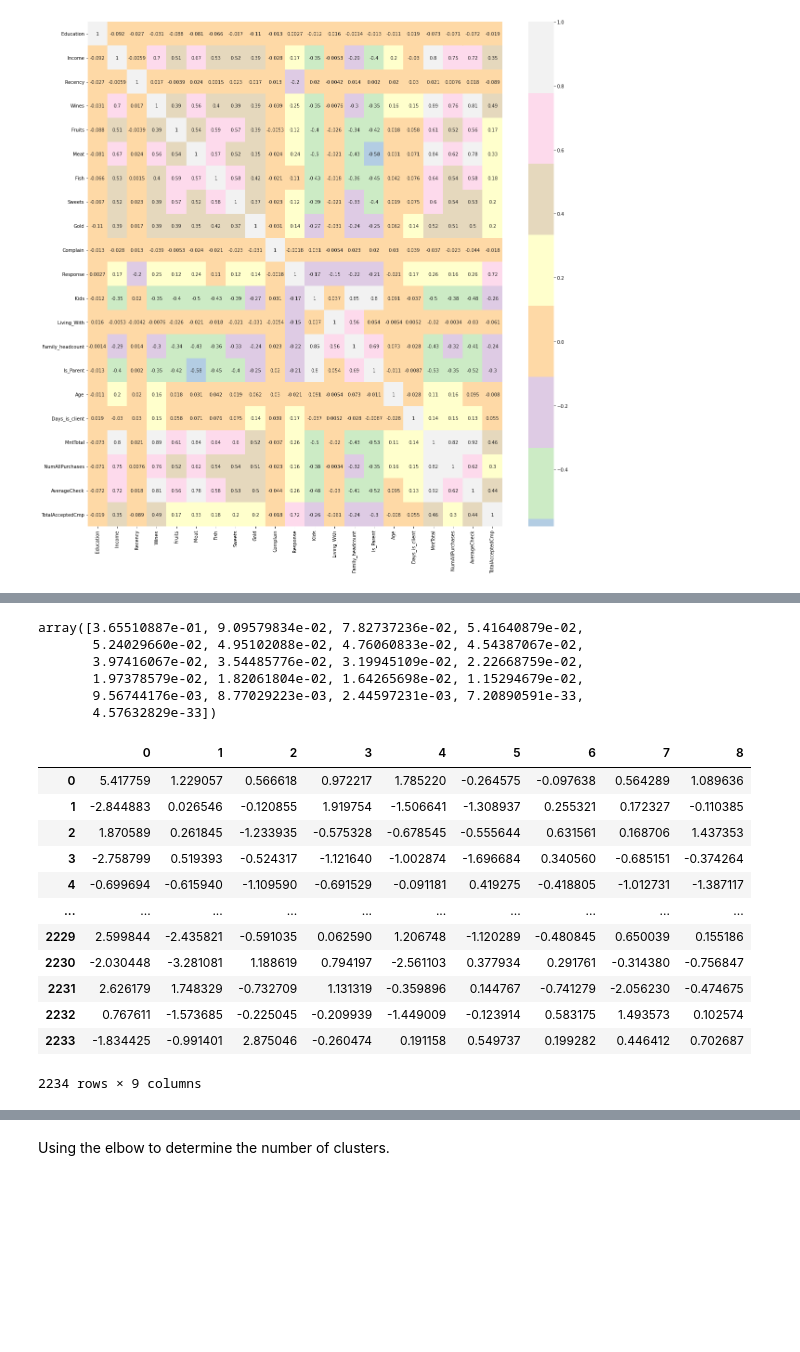
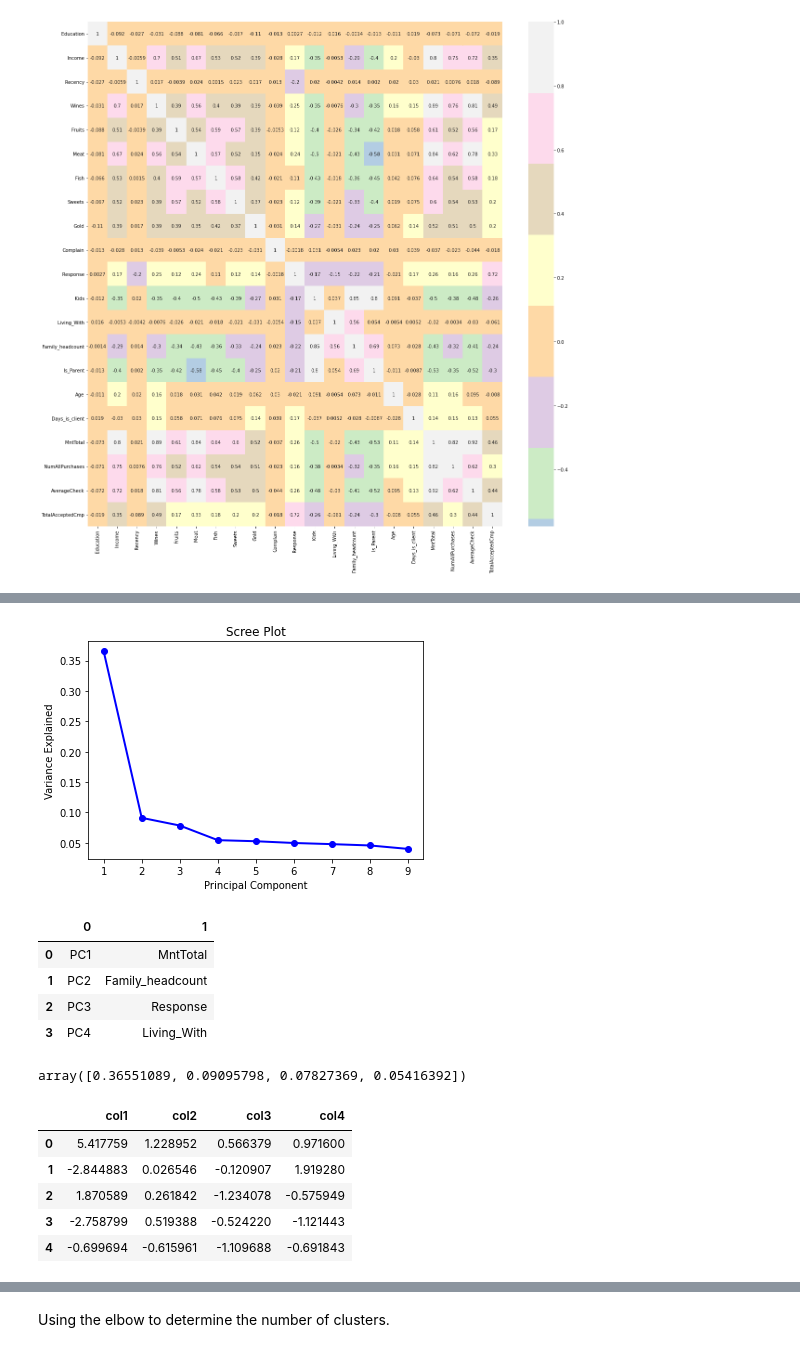
Before and after one commit to KittuPatel/CustomerPersonalityAnalysis, a Jupyter notebook: CustomerPersonalityAnalysis.ipynb, the cells around one changed output, grey strips where cells are left out. Drawn from its saved outputs; the diff is of its cells as text; code cells hidden in the pictures; blank space fills up the shorter version.

```diff
--- a/CustomerPersonalityAnalysis.ipynb
+++ b/CustomerPersonalityAnalysis.ipynb
@@ -394,34 +317,49 @@ cpa_pca
+# %%
+pca_values = np.arange(pca.n_components_) + 1
+plot.plot(pca_values, pca.explained_variance_ratio_, 'o-', linewidth=2, color='blue')
+plot.title('Scree Plot')
+plot.xlabel('Principal Component')
+plot.ylabel('Variance Explained')
+plot.show()
+# %% [output]
+[figure, added]
+# %%
+
+initial_feature_names = cpa_copy.columns
+
+pca = PCA(n_components = 4)
+pca.fit(cpa_copy)
+
+n=pca.components_.shape[0]
+reduced_df= pca.transform(cpa_copy)
+most_important=[np.abs(pca.components_[i]).argmax() for i in range(n)]
+# get the names
+most_important_names = [initial_feature_names[most_important[i]] for i in range(n)]
+
+# using LIST COMPREHENSION HERE AGAIN
+dic = {'PC{}'.format(i+1): most_important_names[i] for i in range(n)}
+df = pd.DataFrame(sorted(dic.items()))
+df
+# %% [output]
+|  | 0 | 1 |
+| 0 | PC1 | MntTotal |
+| 1 | PC2 | Family_headcount |
+| 2 | PC3 | Response |
+| 3 | PC4 | Living_With |
 # %%
 pca.explained_variance_ratio_
 # %% [output]
-array([3.65510887e-01, 9.09579834e-02, 7.82737236e-02, 5.41640879e-02,
-       5.24029660e-02, 4.95102088e-02, 4.76060833e-02, 4.54387067e-02,
-       3.97416067e-02, 3.54485776e-02, 3.19945109e-02, 2.22668759e-02,
-       1.97378579e-02, 1.82061804e-02, 1.64265698e-02, 1.15294679e-02,
-       9.56744176e-03, 8.77029223e-03, 2.44597231e-03, 7.20890591e-33,
-       4.57632829e-33])
+array([0.36551089, 0.09095798, 0.07827369, 0.05416392])
 # %%
-pca = PCA(n_components=9)
-
-#transform
-cpa_pca_transformed = pca.fit_transform(cpa_copy)
-
 #converting to dataframe
-cpa_pca= pd.DataFrame(data =  cpa_pca_transformed)
+cpa_pca= pd.DataFrame(data =  reduced_df, columns=(["col1","col2", "col3", "col4"]))
 
 # print the component data
-cpa_pca
+cpa_pca.head(5)
 # %% [output]
-|  | 0 | 1 | 2 | 3 | 4 | 5 | 6 | 7 | 8 |
-| 0 | 5.417759 | 1.229057 | 0.566618 | 0.972217 | 1.785220 | -0.264575 | -0.097638 | 0.564289 | 1.089636 |
-| 1 | -2.844883 | 0.026546 | -0.120855 | 1.919754 | -1.506641 | -1.308937 | 0.255321 | 0.172327 | -0.110385 |
-| 2 | 1.870589 | 0.261845 | -1.233935 | -0.575328 | -0.678545 | -0.555644 | 0.631561 | 0.168706 | 1.437353 |
-| 3 | -2.758799 | 0.519393 | -0.524317 | -1.121640 | -1.002874 | -1.696684 | 0.340560 | -0.685151 | -0.374264 |
-| 4 | -0.699694 | -0.615940 | -1.109590 | -0.691529 | -0.091181 | 0.419275 | -0.418805 | -1.012731 | -1.387117 |
-| ... | ... | ... | ... | ... | ... | ... | ... | ... | ... |
-| 2229 | 2.599844 | -2.435821 | -0.591035 | 0.062590 | 1.206748 | -1.120289 | -0.480845 | 0.650039 | 0.155186 |
-| 2230 | -2.030448 | -3.281081 | 1.188619 | 0.794197 | -2.561103 | 0.377934 | 0.291761 | -0.314380 | -0.756847 |
-| 2231 | 2.626179 | 1.748329 | -0.732709 | 1.131319 | -0.359896 | 0.144767 | -0.741279 | -2.056230 | -0.474675 |
-| 2232 | 0.767611 | -1.573685 | -0.225045 | -0.209939 | -1.449009 | -0.123914 | 0.583175 | 1.493573 | 0.102574 |
-| 2233 | -1.834425 | -0.991401 | 2.875046 | -0.260474 | 0.191158 | 0.549737 | 0.199282 | 0.446412 | 0.702687 |
+|  | col1 | col2 | col3 | col4 |
+| 0 | 5.417759 | 1.228952 | 0.566379 | 0.971600 |
+| 1 | -2.844883 | 0.026546 | -0.120907 | 1.919280 |
+| 2 | 1.870589 | 0.261842 | -1.234078 | -0.575949 |
+| 3 | -2.758799 | 0.519388 | -0.524220 | -1.121443 |
+| 4 | -0.699694 | -0.615961 | -1.109688 | -0.691843 |
-2234 rows × 9 columns
```
Also changed, not shown: parts of 31 cells of this notebook.
